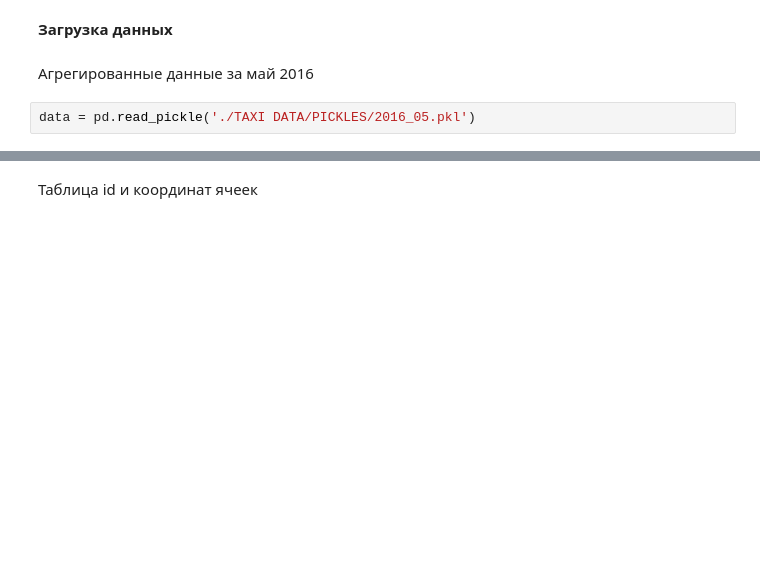
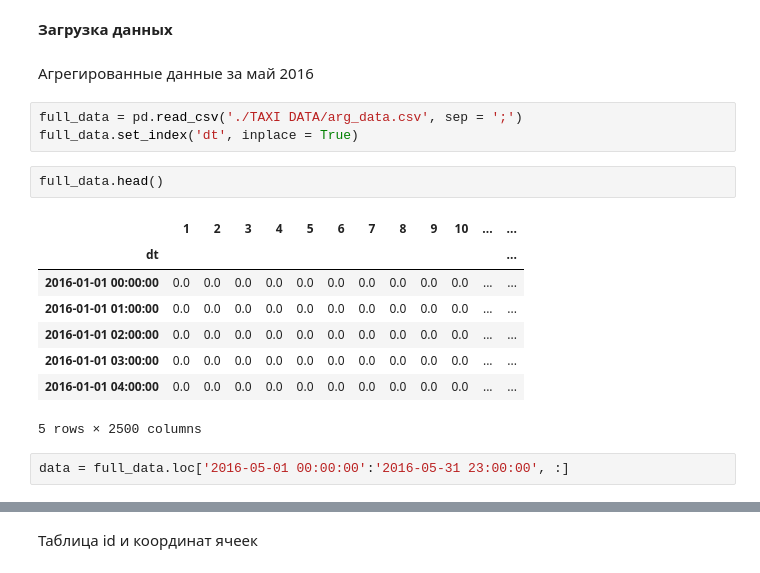
Before and after one commit to Gooogr/Coursera_Yandex_Taxi, a Jupyter notebook: Week 2.ipynb, the cells around one changed output, grey strips where cells are left out. Drawn from its saved outputs; the diff is of its cells as text; blank space fills up the shorter version.

```diff
--- a/Week 2.ipynb
+++ b/Week 2.ipynb
@@ -9,8 +10,22 @@ from ipyleaflet import Map, Heatmap, basemaps, Marker
 **Загрузка данных**
 # %% [markdown]
 Агрегированные данные за май 2016
-# %%
-data = pd.read_pickle('./TAXI DATA/PICKLES/2016_05.pkl')
+# %%
+full_data = pd.read_csv('./TAXI DATA/arg_data.csv', sep = ';')
+full_data.set_index('dt', inplace = True)
+# %%
+full_data.head()
+# %% [output]
+|  | 1 | 2 | 3 | 4 | 5 | 6 | 7 | 8 | 9 | 10 | ... | ... |
+| dt |  |  |  |  |  |  |  |  |  |  |  | ... |
+| 2016-01-01 00:00:00 | 0.0 | 0.0 | 0.0 | 0.0 | 0.0 | 0.0 | 0.0 | 0.0 | 0.0 | 0.0 | ... | ... |
+| 2016-01-01 01:00:00 | 0.0 | 0.0 | 0.0 | 0.0 | 0.0 | 0.0 | 0.0 | 0.0 | 0.0 | 0.0 | ... | ... |
+| 2016-01-01 02:00:00 | 0.0 | 0.0 | 0.0 | 0.0 | 0.0 | 0.0 | 0.0 | 0.0 | 0.0 | 0.0 | ... | ... |
+| 2016-01-01 03:00:00 | 0.0 | 0.0 | 0.0 | 0.0 | 0.0 | 0.0 | 0.0 | 0.0 | 0.0 | 0.0 | ... | ... |
+| 2016-01-01 04:00:00 | 0.0 | 0.0 | 0.0 | 0.0 | 0.0 | 0.0 | 0.0 | 0.0 | 0.0 | 0.0 | ... | ... |
+5 rows × 2500 columns
+# %%
+data = full_data.loc['2016-05-01 00:00:00':'2016-05-31 23:00:00', :]
 # %%
 data.head()
 # %% [output]
```
Also changed, not shown: parts of 17 cells of this notebook, 1 other file.
